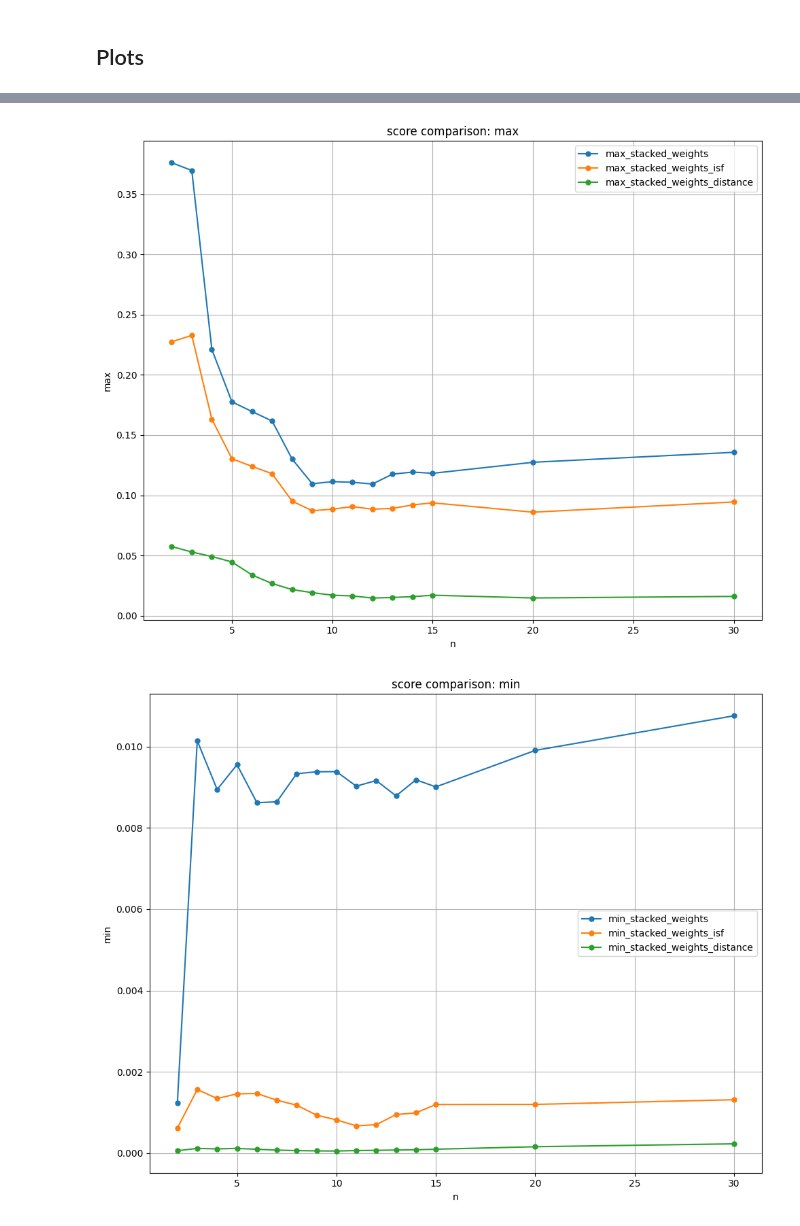
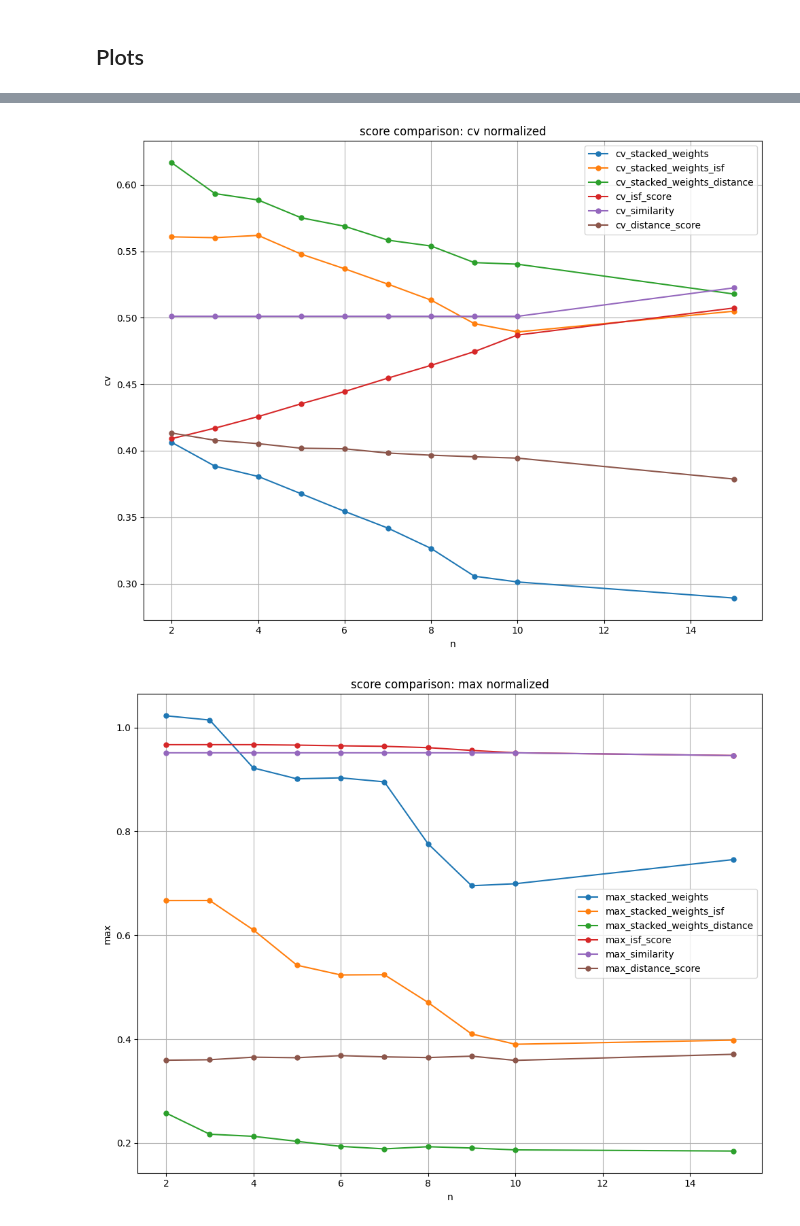
Before and after one commit to Knerten0815/master-thesis-code, a Jupyter notebook: benchmark_sim_weight_differences.ipynb, the cells around one changed output, grey strips where cells are left out. Drawn from its saved outputs; the diff is of its cells as text; code cells hidden in the pictures.

Commit message:
small code fixes. created images for presentation.

```diff
--- a/benchmark_sim_weight_differences.ipynb
+++ b/benchmark_sim_weight_differences.ipynb
@@ -323,7 +323,7 @@ def get_stacked_sim_map_fragments_and_weights(
     mols: list[Chem.Mol],
     fp_function: Callable = SimilarityMaps.GetMorganFingerprint,
     similarity_threshold: float = SIMILARITY_THESHOLD,
-    normalize: bool = NORMALIZE_WEIGHTS,
+    normalize: str = NORMALIZE_WEIGHTS,
     analogue_weights: list[float] | None = None,
 ) -> tuple[list[Chem.Mol], list[list[float]]]:
 
@@ -343,8 +343,9 @@ def get_stacked_sim_map_fragments_and_weights(
             sim_weights = SimilarityMaps.GetAtomicWeightsForFingerprint(
                 probe_mol, ref_mol, fp_function
             )
-            if normalize:
+            if normalize == "True":
                 sim_weights, _ = SimilarityMaps.GetStandardizedWeights(sim_weights)
+                print("!!!")
 
             assert (
                 len(sim_weights) == ref_mol.GetNumAtoms()
@@ -356,7 +357,7 @@ def get_stacked_sim_map_fragments_and_weights(
                 for i in range(ref_mol.GetNumAtoms())
             ]
 
-        if normalize or normalize == "stacked_and_query_only":
+        if normalize == "True" or normalize == "stacked_and_query_only":
             ref_mol_stacked_weights, _ = SimilarityMaps.GetStandardizedWeights(
                 ref_mol_stacked_weights
             )
@@ -505,7 +506,7 @@ def score_stacked_weights_against_query(query: Chem.Mol, analogues: list[Chem.Mo
         assert (len(stacked_weights[i]) == analogue.GetNumAtoms()), f"Length of stacked_weights {i} does not match number of atoms in analogue {i}."
 
         query_weights = SimilarityMaps.GetAtomicWeightsForFingerprint(query, analogue, fp_fuction)
-        if(normalize_query_weights or normalize_query_weights == "stacked_and_query_only"):
+        if(normalize_query_weights == "True" or normalize_query_weights == "stacked_and_query_only"):
             query_weights, _ = SimilarityMaps.GetStandardizedWeights(query_weights)
 
         atom_weight_differences = [abs(stacked_weights[i][j] - query_weights[j]) for j in range(len(stacked_weights[i]))] # calculate a list of weight differences for each atom
@@ -586,7 +587,7 @@ ssmmcs_params = SSMBenchmarkParams(
     method_name="SSMMCS",
     file_name=FILENAME,
     sim_map_threshold=SIMILARITY_THESHOLD,
-    normalize_weigths=True,
+    normalize_weigths="True",
     fingerprint_function="morgan",
 )
 # %%
@@ -889,7 +1024,7 @@ n_analogues[n_analogues["query_spectrum_id"] == query_id]
 n = 15
 qid = 305
 n_analogues = analogue_search(explorer=explorer, n=n)
-analogue_weights = benchmark_results[n]['analogue_weight_diffs']#.apply(string_to_list)
+analogue_weights = benchmark_results[n]['analogue_weight_diffs'].apply(string_to_list)
 
 isf_scores = n_analogues.groupby("query_spectrum_id")["isf"].apply(list)
 
@@ -927,7 +1074,7 @@ for n, df in benchmark_results.items():
 
     n_analogues = analogue_search(explorer=explorer, n=n)
 
-    analogue_weights = df['analogue_weight_diffs']#.apply(string_to_list)
+    analogue_weights = df['analogue_weight_diffs'].apply(string_to_list)
     isf_scores = n_analogues.groupby("query_spectrum_id")["isf"].apply(list)
     distance_scores = n_analogues.groupby("query_spectrum_id")["predicted_distance"].apply(list)
 
@@ -948,7 +1095,7 @@ for n, df in benchmark_results.items():
     benchmark_results[n]["isf_scores"] = isf_scores
     benchmark_results[n]["isf_scores_mean"] = isf_scores.apply(lambda x: sum(x) / len(x) if len(x) > 0 else 0)
     benchmark_results[n]["distance_scores"] = distance_scores
-    benchmark_results[n]["distance_scores_mean"] = n_analogues.groupby("query_spectrum_id")["mean_distance"].mean()
+    benchmark_results[n]["distance_scores_mean"] = n_analogues.groupby("query_spectrum_id")["predicted_distance"].mean()
     benchmark_results[n]["similarity_mean"] = n_analogues.groupby("query_spectrum_id")["candidate_mean_similarity"].mean()
     benchmark_results[n]["query_weight_diff_isf"] = isf_weighted_diffs
     benchmark_results[n]["query_weight_diff_distance"] = distance_weighted_diffs
@@ -961,36 +1108,42 @@ for n, df in benchmark_results.items():
             "max": df["query_weight_diff"].max(),
             "min": df["query_weight_diff"].min(),
             "std": df["query_weight_diff"].std(),
+            "cv": df["query_weight_diff"].std() / df["query_weight_diff"].mean(),
             "median": df["query_weight_diff"].median(),
 
             "mean_isf": df["query_weight_diff_isf"].mean(),
             "max_isf": df["query_weight_diff_isf"].max(),
             "min_isf": df["query_weight_diff_isf"].min(),
             "std_isf": df["query_weight_diff_isf"].std(),
+            "cv_isf": df["query_weight_diff_isf"].std() / df["query_weight_diff_isf"].mean(),
             "median_isf": df["query_weight_diff_isf"].median(),
 
             "mean_distance": df["query_weight_diff_distance"].mean(),
             "max_distance": df["query_weight_diff_distance"].max(),
             "min_distance": df["query_weight_diff_distance"].min(),
             "std_distance": df["query_weight_diff_distance"].std(),
+            "cv_distance": df["query_weight_diff_distance"].std() / df["query_weight_diff_distance"].mean(),
             "median_distance": df["query_weight_diff_distance"].median(),
 
             "mean_isf_score": df["isf_scores_mean"].mean(),
             "max_isf_score": df["isf_scores_mean"].max(),
             "min_isf_score": df["isf_scores_mean"].min(),
             "std_isf_score": df["isf_scores_mean"].std(),
+            "cv_isf_score": df["isf_scores_mean"].std() / df["isf_scores_mean"].mean(),
             "median_isf_score": df["isf_scores_mean"].median(),
 
             "mean_distance_score": df["distance_scores_mean"].mean(),
             "max_distance_score": df["distance_scores_mean"].max(),
             "min_distance_score": df["distance_scores_mean"].min(),
             "std_distance_score": df["distance_scores_mean"].std(),
+            "cv_distance_score": df["distance_scores_mean"].std() / df["distance_scores_mean"].mean(),
             "median_distance_score": df["distance_scores_mean"].median(),
 
             "mean_similarity": df["similarity_mean"].mean(),
             "max_similarity": df["similarity_mean"].max(),
             "min_similarity": df["similarity_mean"].min(),
             "std_similarity": df["similarity_mean"].std(),
+            "cv_similarity": df["similarity_mean"].std() / df["similarity_mean"].mean(),
             "median_similarity": df["similarity_mean"].median(),
         }
 
@@ -1038,7 +1181,7 @@ weight_diff_benchmark_df
 # %%
 import matplotlib.pyplot as plt
 
-for column in ["mean", "median", "std", "max", "min"]:
+for column in ["mean", "median", "std", "cv", "max", "min"]:
     fig, ax = plt.subplots(figsize=(10, 8))
 
     # Get the data for plotting
@@ -1054,9 +1197,9 @@ for column in ["mean", "median", "std", "max", "min"]:
     ax.plot(x, y_weights, label=f"{column}_stacked_weights", marker='o', markersize=5)
     ax.plot(x, y_isf, label=f"{column}_stacked_weights_isf", marker='o', markersize=5)
     ax.plot(x, y_distance, label=f"{column}_stacked_weights_distance", marker='o', markersize=5)
-    #ax.plot(x, y_isf_score, label=f"{column}_isf_score", marker='o', markersize=5)
-    #ax.plot(x, y_similarity, label=f"{column}_similarity", marker='o', markersize=5)
-    #ax.plot(x, y_distance_score, label=f"{column}_distance_score", marker='o', markersize=5)
+    ax.plot(x, y_isf_score, label=f"{column}_isf_score", marker='o', markersize=5)
+    ax.plot(x, y_similarity, label=f"{column}_similarity", marker='o', markersize=5)
+    ax.plot(x, y_distance_score, label=f"{column}_distance_score", marker='o', markersize=5)
 
     # Add value labels at each data point
     # for i in range(len(x)):
@@ -1076,7 +1219,7 @@ for column in ["mean", "median", "std", "max", "min"]:
     ax.set_xlabel("n")
     ax.set_ylabel(column)
     ax.grid(True)
-    ax.set_title(f"score comparison: {column}")
+    ax.set_title(f"score comparison: {column} normalized")
     ax.legend()
 
     plt.tight_layout()
@@ -1088,2 +1231,2 @@ for column in ["mean", "median", "std", "max", "min"]:
-[figure, old version]
+[figure, new version]
-[figure, old version]
+[figure, new version]
```
Also changed, not shown: parts of 10 cells of this notebook, 4 other files.
